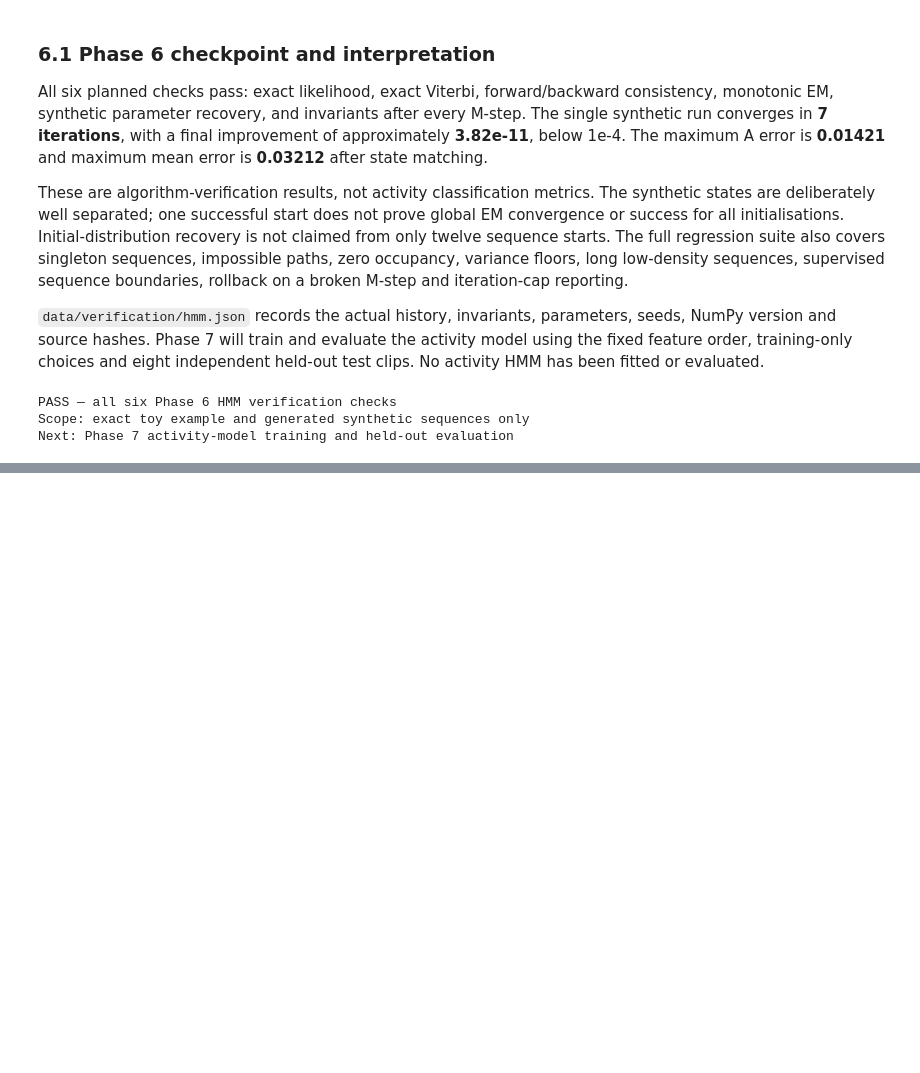
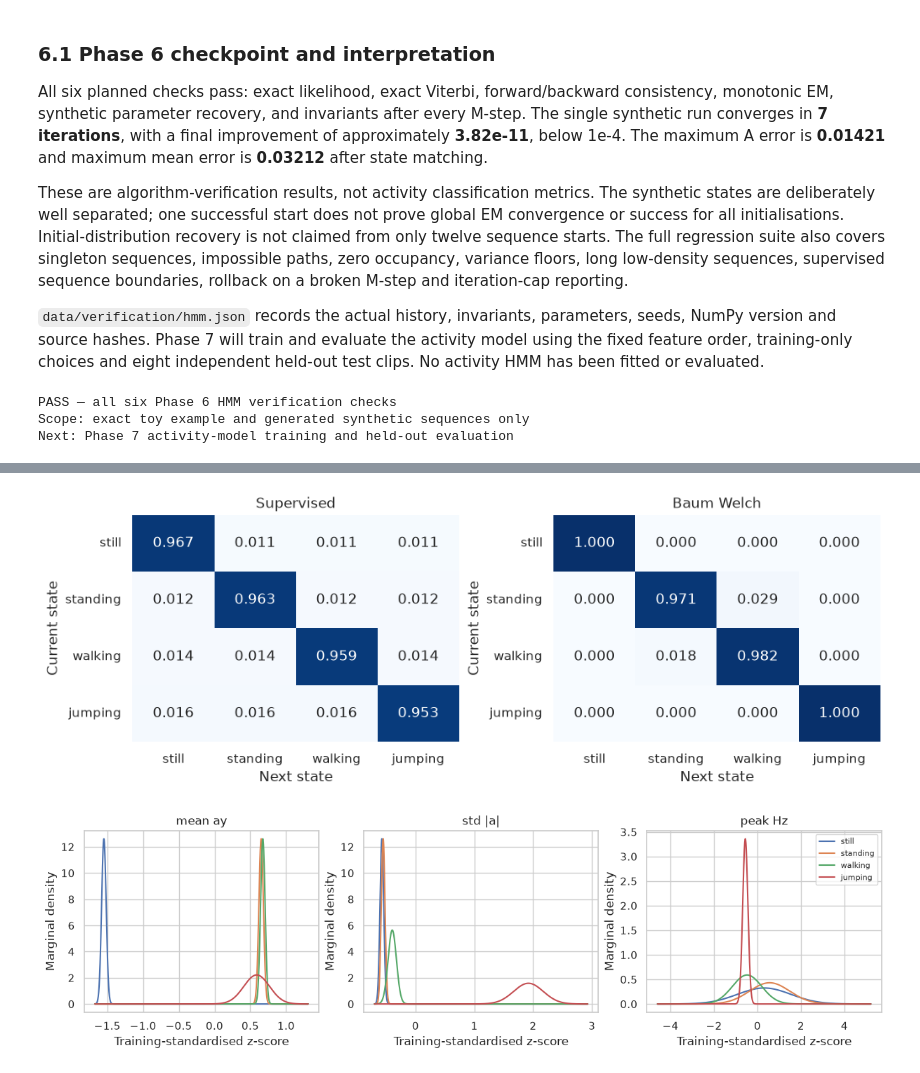
Before and after one commit to Hassan-Adelani-Luqman/hmm-elderly-activity-monitoring, a Jupyter notebook: notebooks/hmm_activity_recognition.ipynb, the cells around one changed output, grey strips where cells are left out. Drawn from its saved outputs; the diff is of its cells as text; code cells hidden in the pictures; blank space fills up the shorter version.

Commit message:
docs(figures): export phase 7 report figures and verified results

```diff
--- a/notebooks/hmm_activity_recognition.ipynb
+++ b/notebooks/hmm_activity_recognition.ipynb
@@ -1095,0 +1118,21 @@ Next: Phase 7 activity-model training and held-out evaluation
+# %%
+from scripts.train_activity import train_models, load_models
+from scripts.evaluate_activity import evaluate_models, confusion_matrix, metrics_from_confusion
+from scripts.activity_plots import (generate_figures, aligned_parameters,
+    plot_transition_comparison, plot_gaussians, plot_timelines)
+
+activity_fit = train_models(ROOT)
+activity_models = load_models(ROOT)
+assert activity_models["fit_windows"] == 338
+assert len(activity_models["fit_sequences"]) == 44
+assert not activity_models["protocol"]["include_unlabelled"]
+assert activity_models["protocol"]["primary_model"] == "baum_welch"
+display(pd.Series(activity_models["protocol"], name="Fixed protocol"))
+activity_em = activity_models["models"]["baum_welch"]
+assert activity_em["converged"]
+assert activity_em["stop_reason"] == "likelihood_tolerance"
+assert (np.diff(activity_em["history"]) >= 0).all()
+assert abs(np.diff(activity_em["history"])[-1]) < 1e-4
+assert activity_em["iterations"] < 500
+print(f"Training-only EM: {activity_em['iterations']} updates; LL {activity_em['history'][0]:.6f} → {activity_em['history'][-1]:.6f}")
+print(f"Final improvement: {np.diff(activity_em['history'])[-1]:.8g}")
@@ -1095,0 +1216,8 @@ Next: Phase 7 activity-model training and held-out evaluation
+# %%
+plot_transition_comparison(activity_models)
+plt.show()
+plot_gaussians(activity_models)
+plt.show()
+# %% [output]
+[figure, added]
+[figure, added]
```
Also changed, not shown: parts of 24 cells of this notebook, 6 other files.
